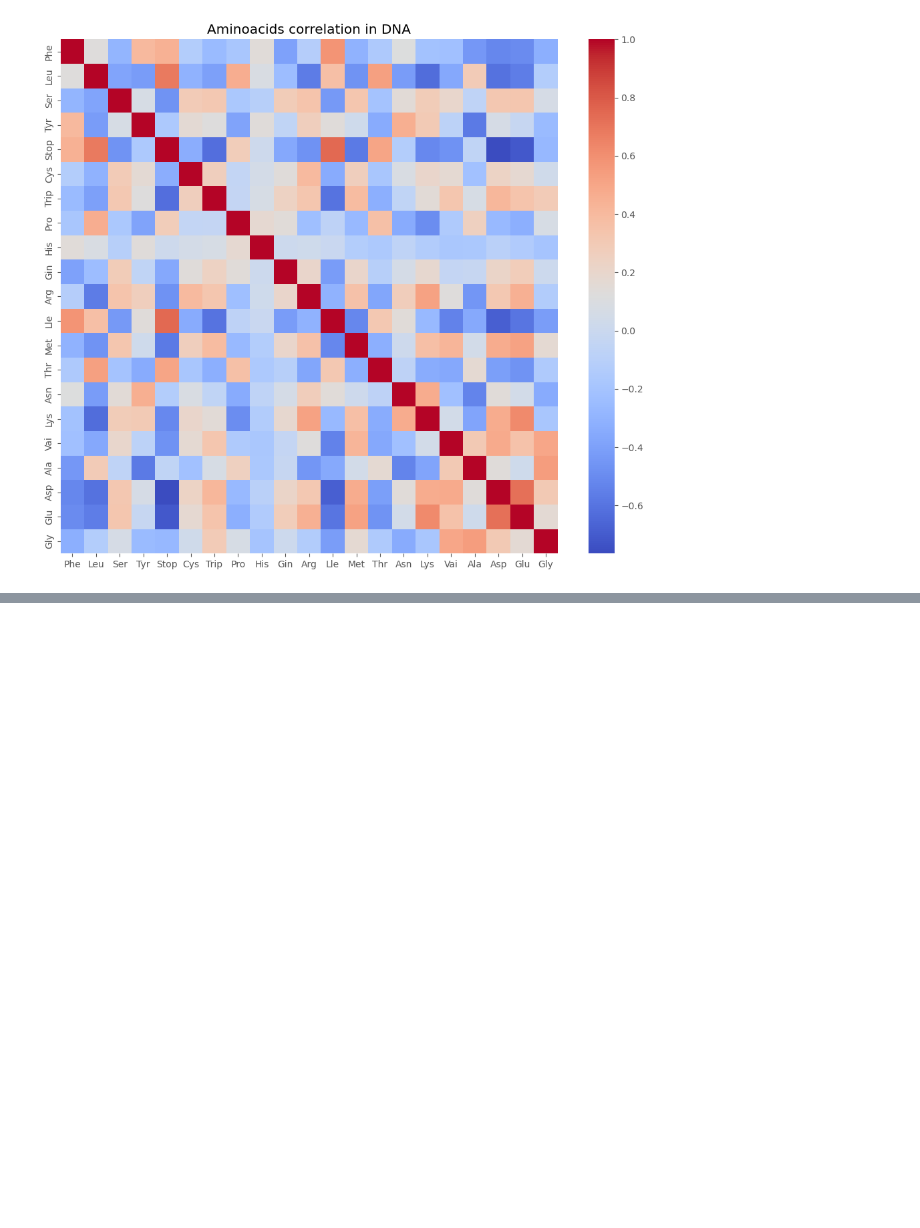
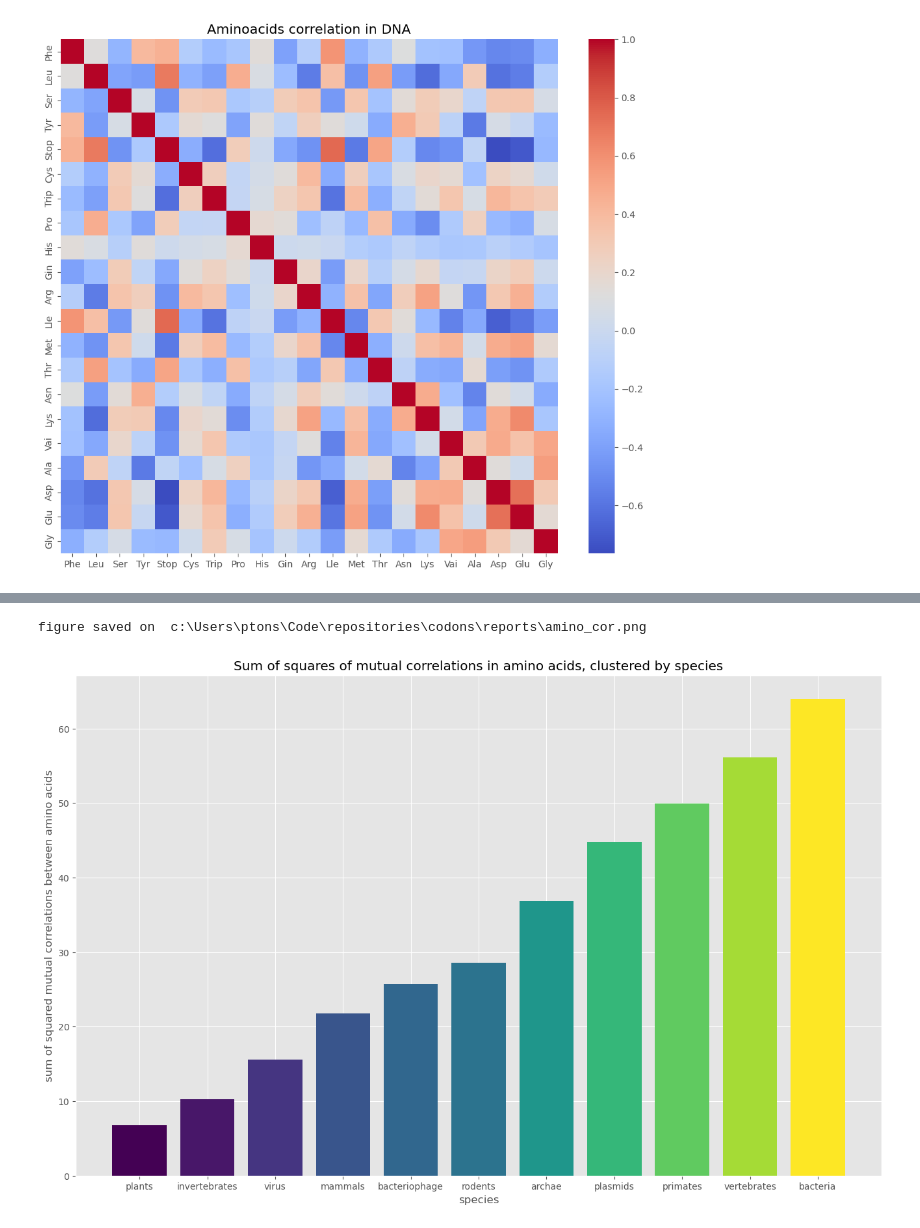
Before and after one commit to ptonso/codons, a Jupyter notebook: src/01_exploratory.ipynb, the cells around one changed output, grey strips where cells are left out. Saved outputs shown, nothing was run; the diff lists cells and outputs as text; code cells hidden in the pictures; blank space fills up the shorter version.

```diff
--- a/src/01_exploratory.ipynb
+++ b/src/01_exploratory.ipynb
@@ -162,7 +188,7 @@ figure saved on  c:\Users\ptons\Code\repositories\codons\reports\freq_codons
 # %%
 # Creating df freq_clusters
 
-if run_freqCluster:
+if run_rarity_plot:
 
     k_cluster = 3
 
@@ -187,7 +213,7 @@ if run_freqCluster:
 # %%
 # Plt by species
 
-if run_freqCluster:
+if run_rarity_plot:
     colors = ['gold', 'lightskyblue', 'lightcoral']
 
     fig,axes = plt.subplots(nrows=3, ncols=4, figsize=(16,12))
@@ -201,8 +227,8 @@ if run_freqCluster:
 
     fig.suptitle("Distributions of 'rarity' of codons per DNA species", fontsize=24)
 
-    if run_rarity_plot:
-        plot.save('rarity_plot.png',fig.savefig)
+    plot.save('rarity_plot.png', fig.savefig,
+              final_version=final_version)
     plt.show()
 # %% [output]
 figure saved on  c:\Users\ptons\Code\repositories\codons\reports\rarity_plot.png
@@ -240,7 +266,8 @@ if run_amino_plot:
     fig.suptitle("Distribution of most frequent producible aminoacids per DNA species", y=1, fontsize=24)
 
     if run_amino_plot:
-        plot.save('amino_plot.png',fig.savefig)
+        plot.save('amino_plot.png', fig.savefig,
+                  final_version=final_version)
     plt.show()
 # %% [output]
 figure saved on  c:\Users\ptons\Code\repositories\codons\reports\amino_plot.png
@@ -249,7 +276,7 @@ figure saved on  c:\Users\ptons\Code\repositories\codons\reports\amino_plot.png
 if run_amino_plot:
 
     correlation_matrix = amino_df[aminos].corr()
-    plot.corr_map(correlation_matrix, title="Aminoacids correlation in DNA", savename="amino_corr")
+    plot.corr_map(correlation_matrix, final_version=final_version, title="Aminoacids correlation in DNA", savename="amino_corr")
 # %% [output]
 figure saved on  c:\Users\ptons\Code\repositories\codons\reports\amino_corr
 [figure]
@@ -255,0 +331,19 @@ figure saved on  c:\Users\ptons\Code\repositories\codons\reports\amino_corr
+# %%
+if run_corr_amino:
+
+    fig, ax = plt.subplots(figsize=(16,10))
+
+    amino_corr_df = pd.DataFrame(list(expected_corr.items()), columns=["kingdom", "amino_corr"])
+
+
+    ax.bar(amino_corr_df['kingdom'], amino_corr_df['amino_corr'], color=viridis((amino_corr_df['amino_corr'] - min(amino_corr_df['amino_corr'])) / (max(amino_corr_df['amino_corr']) - min(amino_corr_df['amino_corr']))))
+    plt.title("Sum of squares of mutual correlations in amino acids, clustered by species")
+    plt.xlabel("species")
+    plt.ylabel("sum of squared mutual correlations between amino acids")
+
+    plot.save('amino_cor.png', fig.savefig,
+                final_version=final_version)
+    plt.show()
+# %% [output]
+figure saved on  c:\Users\ptons\Code\repositories\codons\reports\amino_cor.png
+[figure, added]
```
Also changed, not shown: parts of 10 cells of this notebook, 27 other files.
